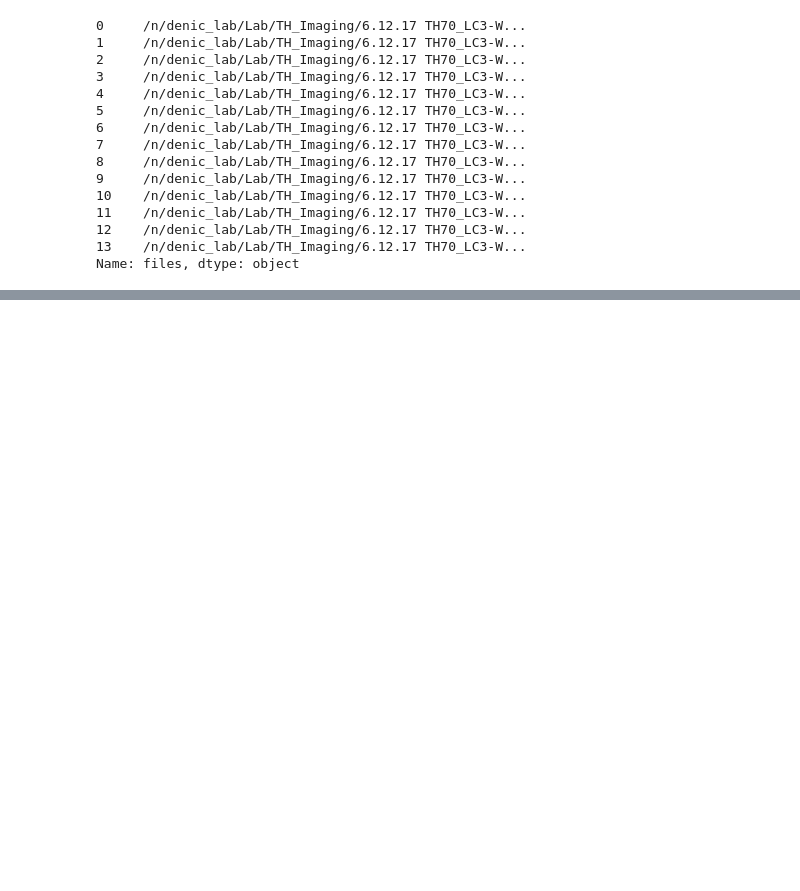
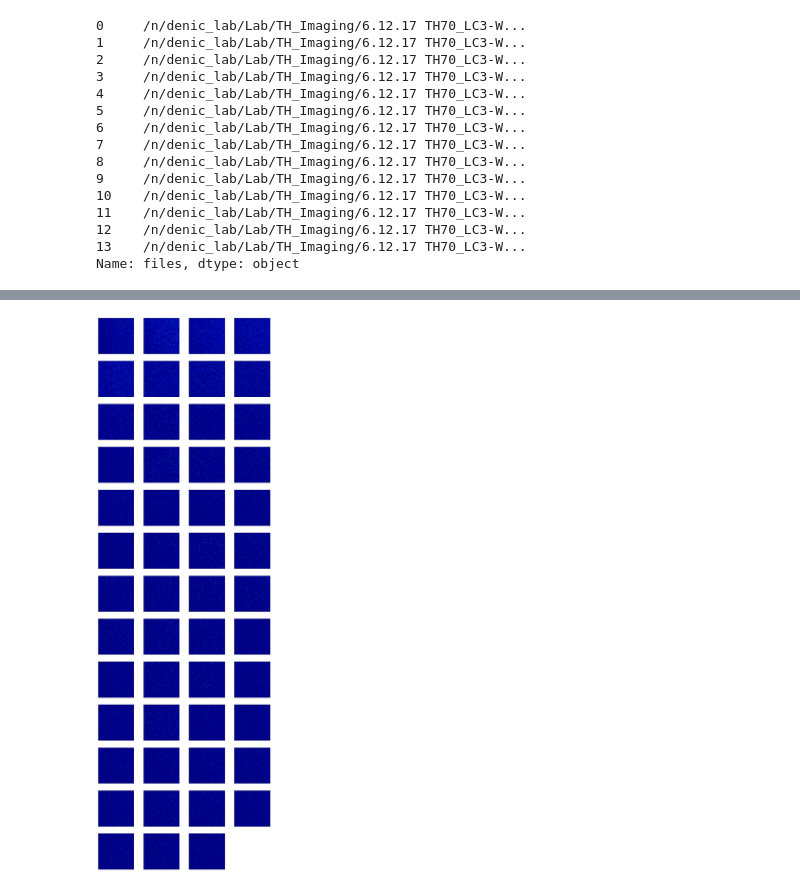
Before and after one commit to deniclab/csth-imaging, a Jupyter notebook: csth_analysis/preparing_odyssey_run_input.ipynb, the cells around one changed output, grey strips where cells are left out. Cells and saved outputs as stored; diff of their text form; code cells hidden in the pictures; blank space fills up the shorter version.

```diff
--- a/csth_analysis/preparing_odyssey_run_input.ipynb
+++ b/csth_analysis/preparing_odyssey_run_input.ipynb
@@ -68,0 +82,8 @@ Name: files, dtype: object
+# %%
+bg_czi = czi_io.load_multi_czi('/Users/nweir/Dropbox/chris_imaging/imaging_test/th_sample_czi/LC3-WIPI_HEK_dSQSTM1_NoTreat_ClumpandEmptyandSingles_Airyscan Processing.czi')
+# %%
+from pyto_segmenter.PexSegment import PexSegmentObj
+%matplotlib inline
+PexSegmentObj.plot_stack(bg_czi[0][4,1,:,:,:])
+# %% [output]
+[figure, added]
```
Also changed, not shown: parts of 1 cell of this notebook, 3 other files.
